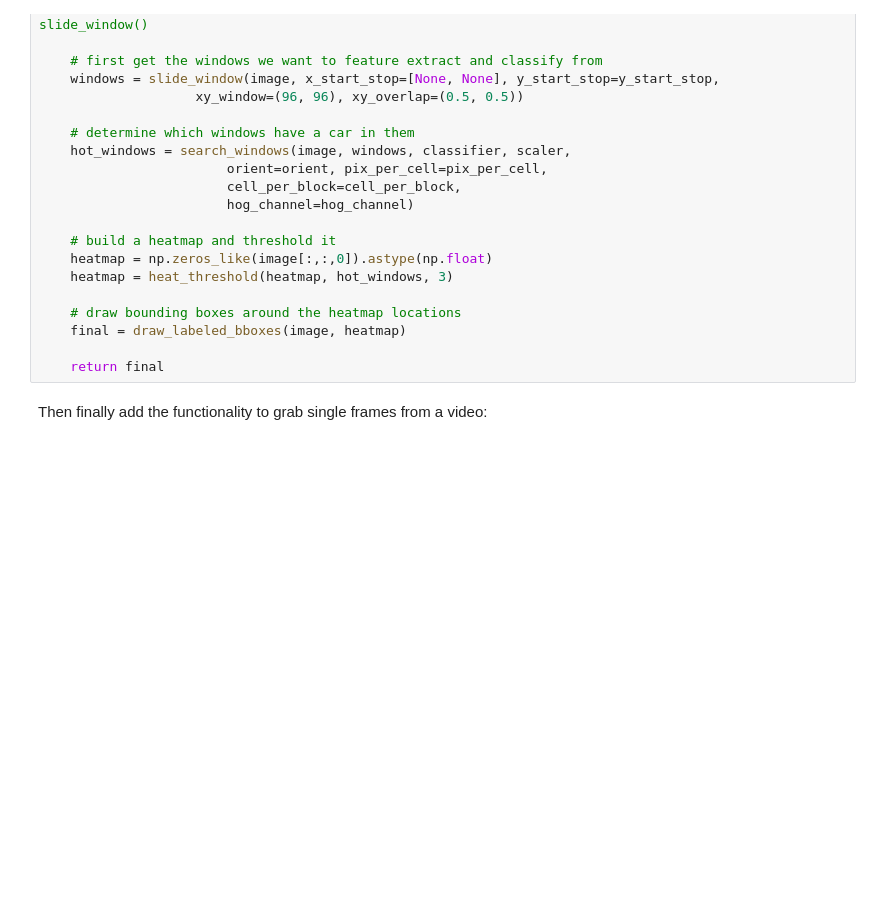
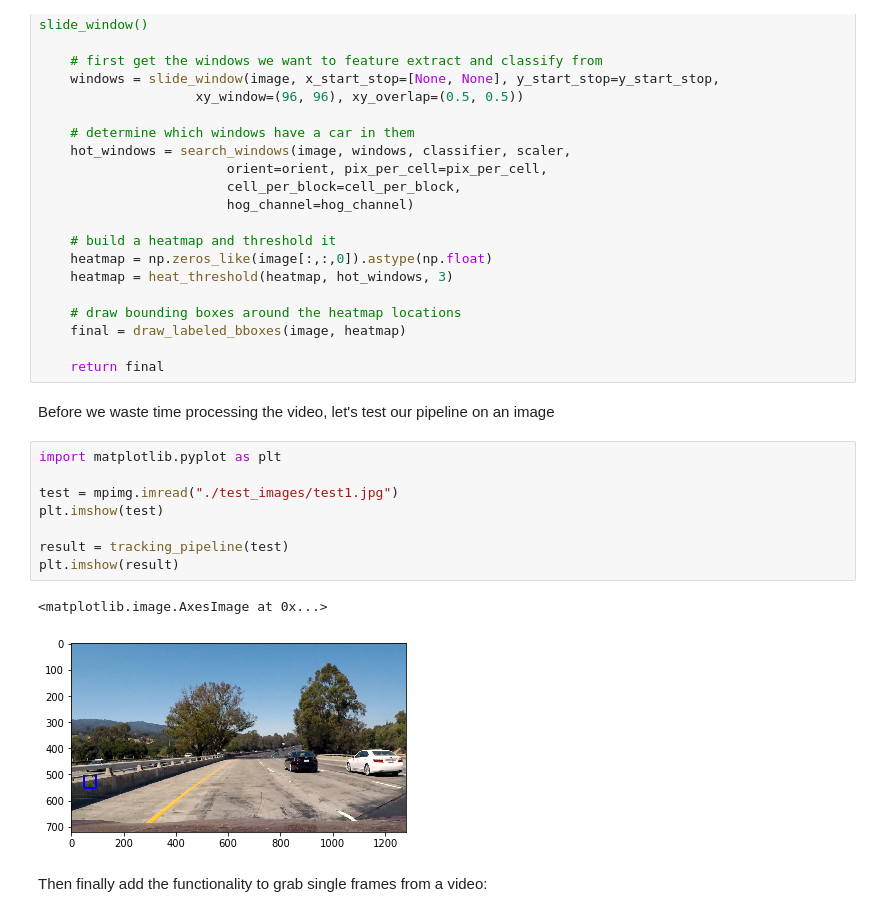
Before and after one commit to jordancharest/Vehicle-Detection-Pipeline, a Jupyter notebook: tracking_pipeline.ipynb, the cells around one changed output. Drawn from its saved outputs; the diff is of its cells as text; blank space fills up the shorter version.

```diff
--- a/tracking_pipeline.ipynb
+++ b/tracking_pipeline.ipynb
@@ -397,6 +378,19 @@ def tracking_pipeline(image):
     final = draw_labeled_bboxes(image, heatmap)
 
     return final
+# %% [markdown]
+Before we waste time processing the video, let's test our pipeline on an image
+# %%
+import matplotlib.pyplot as plt
+
+test = mpimg.imread("./test_images/test1.jpg")
+plt.imshow(test)
+
+result = tracking_pipeline(test)
+plt.imshow(result)
+# %% [output]
+<matplotlib.image.AxesImage at 0x...>
+[figure, added]
 # %% [markdown]
 Then finally add the functionality to grab single frames from a video:
 # %%
```
Also changed, not shown: parts of 22 cells of this notebook.
